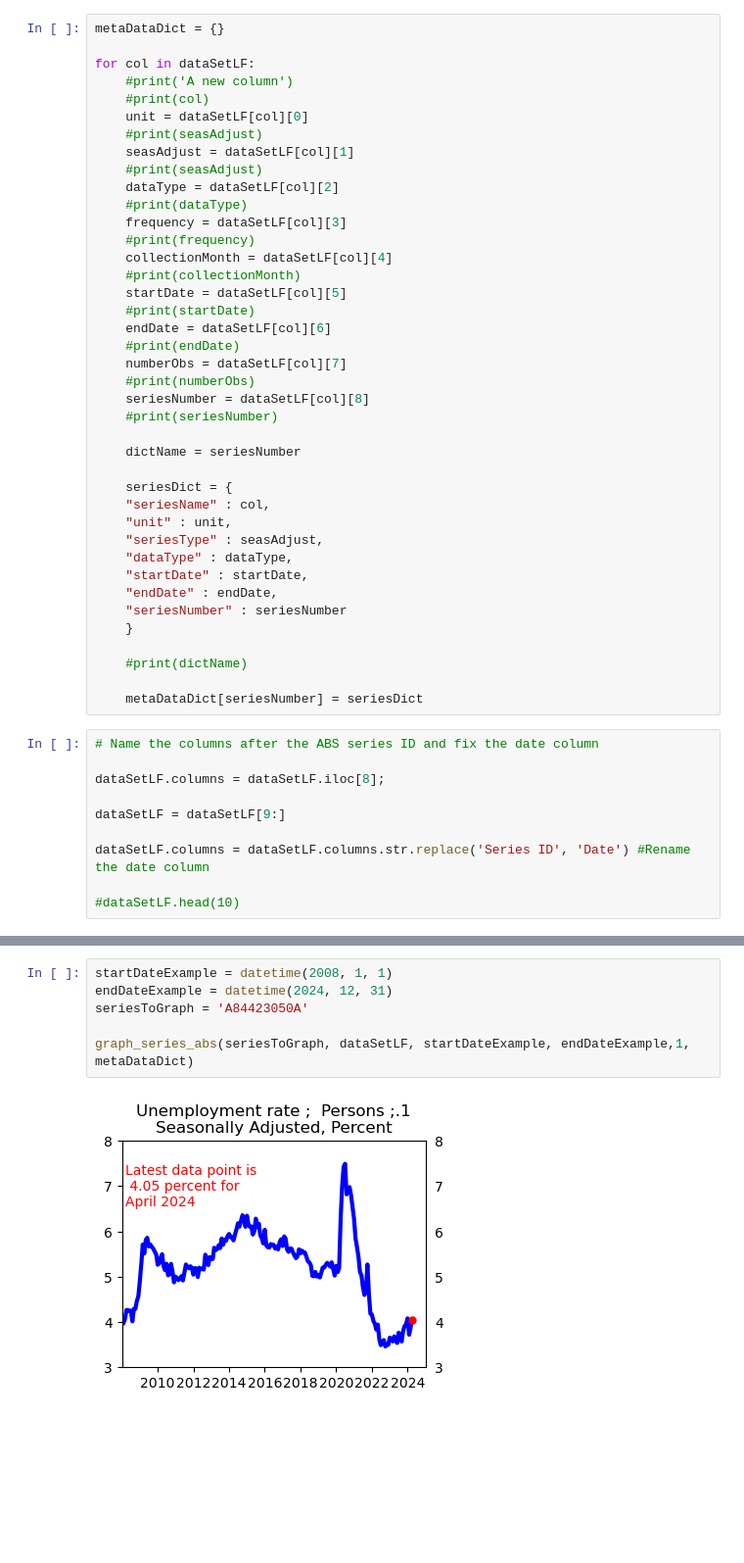
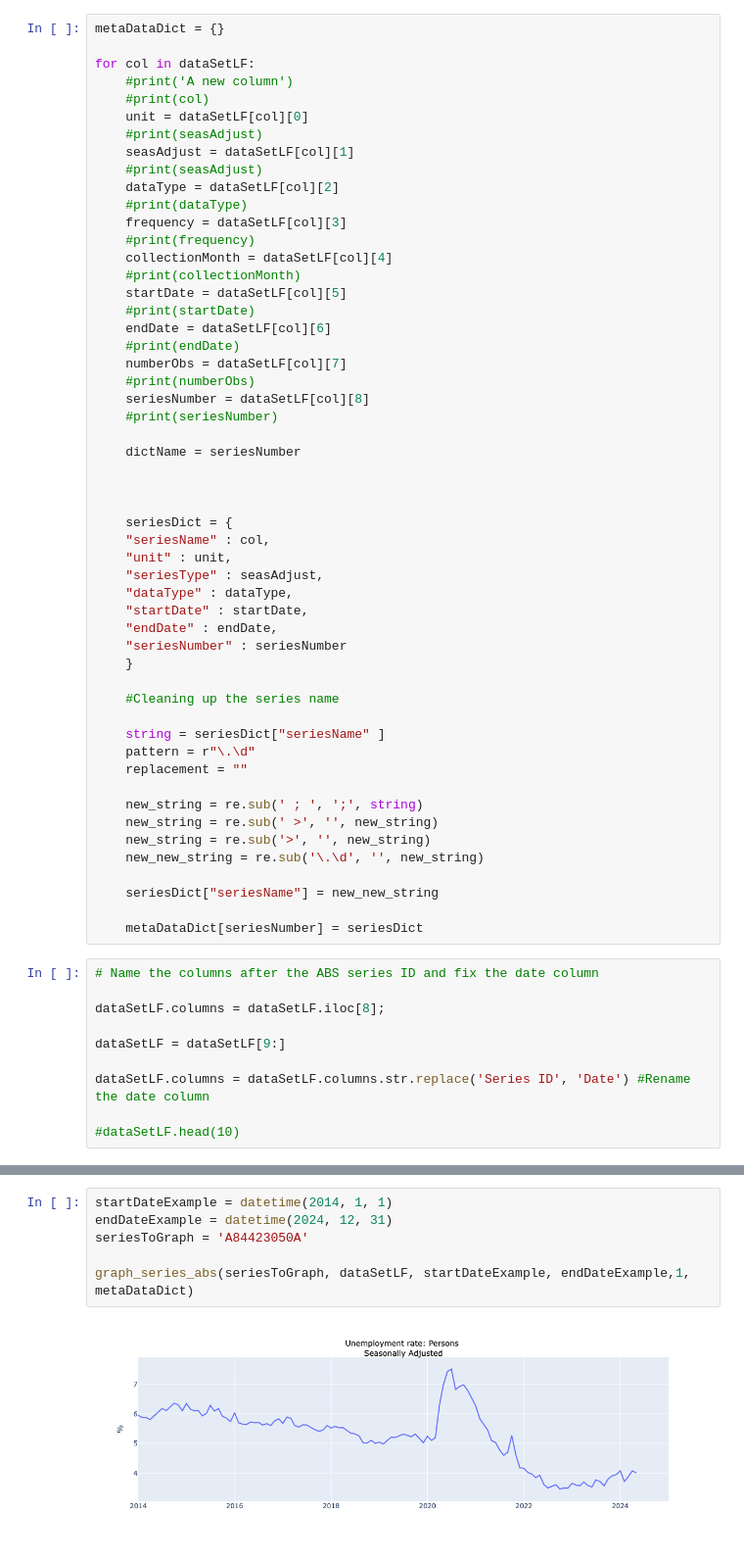
Before and after one commit to dandrew68/rateWebsiteTwo, a Jupyter notebook: LabourForceExample.ipynb, the cells around one changed output, grey strips where cells are left out. Shown at 98% size. Saved outputs shown, nothing was run; the diff lists cells and outputs as text; blank space fills up the shorter version.

Commit message:
Graph updates for Credit Aggs and Labour Force to Plotly

```diff
--- a/LabourForceExample.ipynb
+++ b/LabourForceExample.ipynb
@@ -121,6 +84,8 @@ for col in dataSetLF:
 
     dictName = seriesNumber
 
+
+
     seriesDict = {
     "seriesName" : col,
     "unit" : unit,
@@ -131,7 +96,18 @@ for col in dataSetLF:
     "seriesNumber" : seriesNumber
     }
 
-    #print(dictName)
+    #Cleaning up the series name
+
+    string = seriesDict["seriesName" ]
+    pattern = r"\.\d"
+    replacement = ""
+
+    new_string = re.sub(' ; ', ';', string)
+    new_string = re.sub(' >', '', new_string)
+    new_string = re.sub('>', '', new_string)
+    new_new_string = re.sub('\.\d', '', new_string)
+
+    seriesDict["seriesName"] = new_new_string
 
     metaDataDict[seriesNumber] = seriesDict
 # %%
@@ -269,9 +218,9 @@ graph_series_abs(seriesToGraph, dataSetLF, startDateExample, endDateExample,1, m
 # %%
-startDateExample = datetime(2008, 1, 1)
+startDateExample = datetime(2014, 1, 1)
 endDateExample = datetime(2024, 12, 31)
 seriesToGraph = 'A84423050A'
 
 graph_series_abs(seriesToGraph, dataSetLF, startDateExample, endDateExample,1, metaDataDict)
 # %% [output]
-[figure, old version]
+[figure, new version]
 # %%
```
Also changed, not shown: parts of 11 cells of this notebook.
